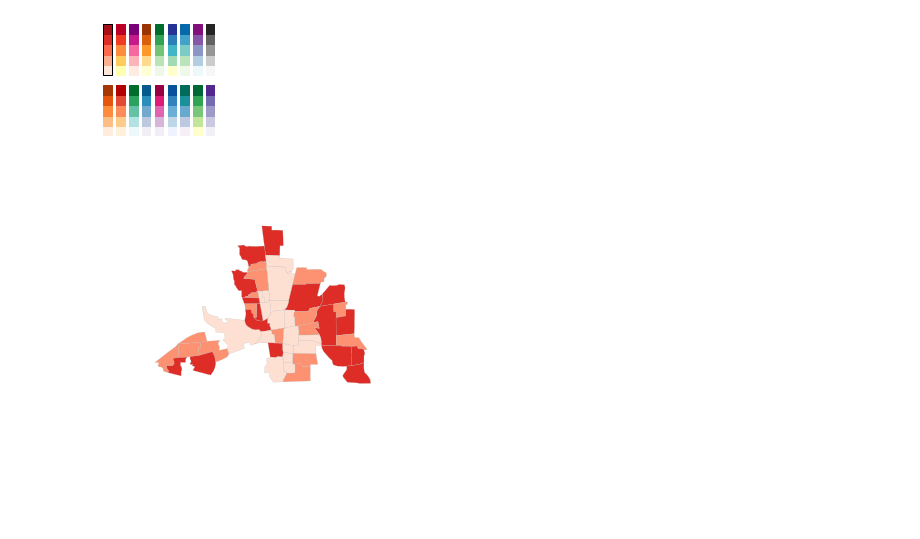
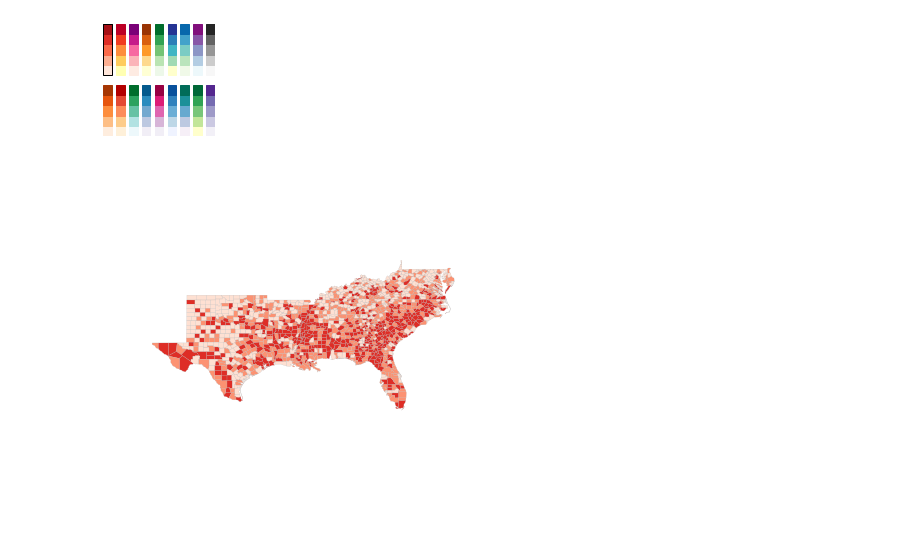
Before and after one commit to pysal/splot, a Jupyter notebook: choroBrewer.ipynb, the cells around one changed output. Drawn from its saved outputs; the diff is of its cells as text; code cells hidden in the pictures; blank space fills up the shorter version.

Commit message:
Cmap display option, fig_size option

```diff
--- a/choroBrewer.ipynb
+++ b/choroBrewer.ipynb
@@ -353,4 +5,2 @@ def plot_cmaps(cmap):
 # %%
-import pysal as ps
-from pysal.contrib import pdio
-db = pdio.read_files(ps.examples.get_path('columbus.shp'))
+gd = pdio.read_files(ps.examples.get_path('south.shp'))
@@ -417,47 +7,5 @@ def plot_cmaps(cmap):
-# %%
-# adding map
-
-# on data_type change update list of color maps
-# based on class_val and data_type
-
-from pysal.contrib.viz.color import color_display_types
-from pysal.contrib.viz.color import plot_cmaps as pcmaps
-from pysal.contrib.viz.color import get_color_map
-from ipywidgets import interact
-
-dt = sorted(color_display_types.keys(), reverse=True)
-data_type = RadioButtons(description='Data Type', options=dt)
-bindings = {}
-for t in dt:
-    bindings[t] = color_display_types[t].keys()
-
-cmap_dd = Dropdown(description='CMap:', options=bindings[data_type.value])
-
-def type_change(change):
-    with cmap_dd.hold_trait_notifications():
-        cmap_dd.options = bindings[change['new']]
-        k_dd.options = kbindings[change['new']]
-        #plot_cmaps('diverging')
-
-def cmap_change(change):
-        with cmap_dd.hold_trait_notifications():
-            print('new cmap', str(change['new']))
-
-data_type.observe(type_change, names=['value'])
-cmap_dd.observe(cmap_change, names=['value'])
-kbindings = {'sequential': range(3,9+1),
-            'qualitative': range(3,12+1),
-            'diverging': range(3,11+1)}
-k_dd = Dropdown(description='k', options=kbindings[data_type.value])
-
-display(VBox([data_type, k_dd]))
-@interact(cmap=cmap_dd)
-def plot_cmaps(cmap):
-    i = cmap_dd.options.index(cmap)
-    pcmaps(data_type.value, i)
-    maps.geoplot(db, 'HOVAL', k=int(k_dd.value),
-                palette=cmap_dd.value, dtype=data_type.value,
-                figsize=(5, 5))
-# %% [output]
-[figure, removed]
-[figure, removed]
+# %%
+choro(gd, 'HR90')
+# %% [output]
+[figure, added]
+[figure, added]
```
Also changed, not shown: parts of 16 cells of this notebook, 1 other file.
